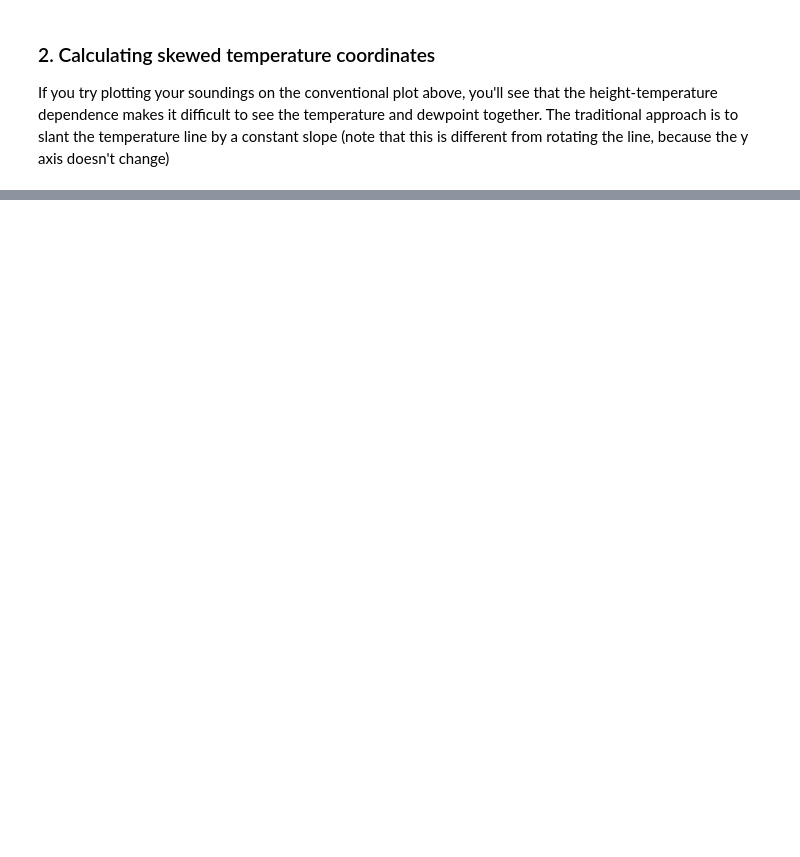
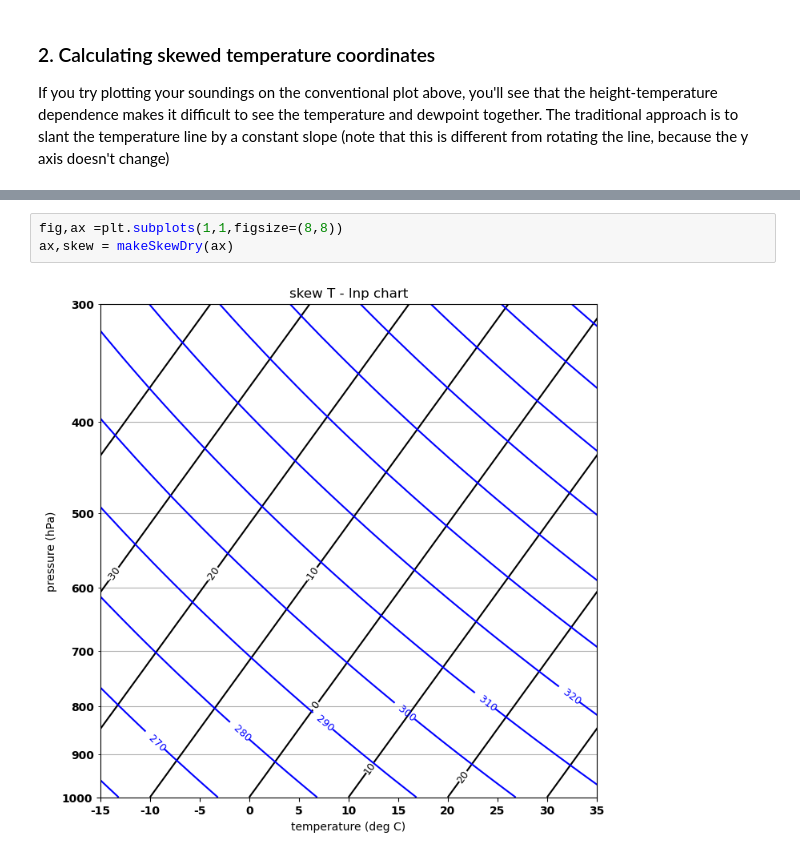
Before and after one commit to phaustin/a405_2024, a Jupyter notebook: notebooks/week2/skew_coords.ipynb, the cells around one changed output, grey strips where cells are left out. Drawn from its saved outputs; the diff is of its cells as text; blank space fills up the shorter version.

```diff
--- a/notebooks/week2/skew_coords.ipynb
+++ b/notebooks/week2/skew_coords.ipynb
@@ -67,0 +269,5 @@ because the y axis doesn't change)
+# %%
+fig,ax =plt.subplots(1,1,figsize=(8,8))
+ax,skew = makeSkewDry(ax)
+# %% [output]
+[figure, added]
```
Also changed, not shown: parts of 27 cells of this notebook, 1 other file.
